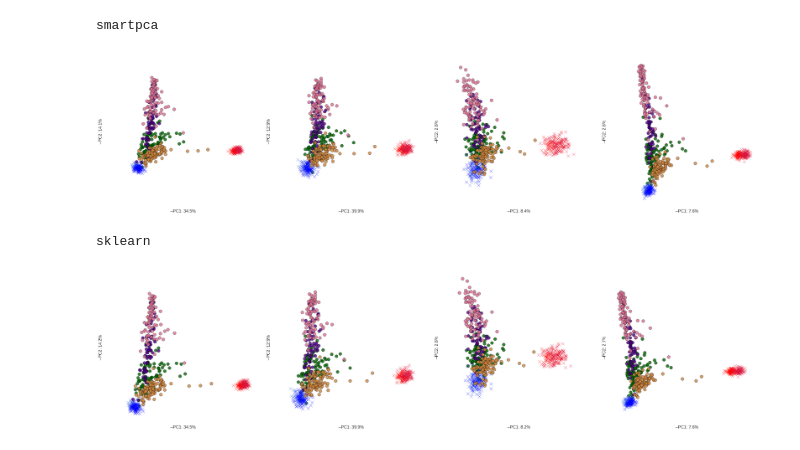
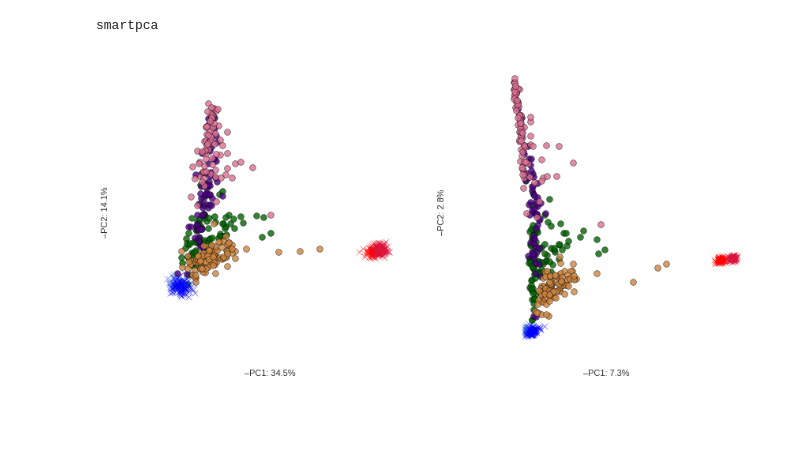
Before and after one commit to jmberros/ancestrator, a Jupyter notebook: PCA.ipynb, the cells around one changed output. Drawn from its saved outputs; the diff is of its cells as text; code cells hidden in the pictures; blank space fills up the shorter version.

```diff
--- a/PCA.ipynb
+++ b/PCA.ipynb
@@ -11,35 +11,33 @@ from itertools import product
 
 
 sns.set_context('notebook')
 sns.set_style('white')
 
-panel_labels = ['GAL_Completo', 'GAL_Affy', 'CPx1', 'CPx10']
+panel_labels = ['GAL_Completo', 'CPx100']
 samplegroup_labels = ['LEA']
 source_labels = ['1000Genomes']
 components = [['PC1', 'PC2']]
-implementations = ['smartpca', 'sklearn']
+implementations = ['smartpca']
 
 combos = list(product(source_labels, samplegroup_labels, panel_labels, components))
 
 
 for implementation in implementations:
     print(implementation)
 
     plotw, ploth = 6, 6
     ncols, nrows = len(list(combos)), 1
     fig = plt.figure(figsize=(ncols * plotw, nrows * ploth))
     ax_ids = list(np.arange(ncols * nrows) + 1)
 
     for s, sg, p, components in combos:
         dataset = Dataset(s, sg, p)
         smartpca = dataset.pca(implementation=implementation)
         smartpca.plot(ax=fig.add_subplot(nrows, ncols, ax_ids.pop(0)), components_to_plot=components)
 
     sns.despine(left=True, bottom=True)
     plt.tight_layout()
     plt.show()
 # %% [output]
 smartpca
-[figure, old version]
+[figure, new version]
-sklearn
-[figure, removed]
```
Also changed, not shown: parts of 1 cell of this notebook, 3 other files.
